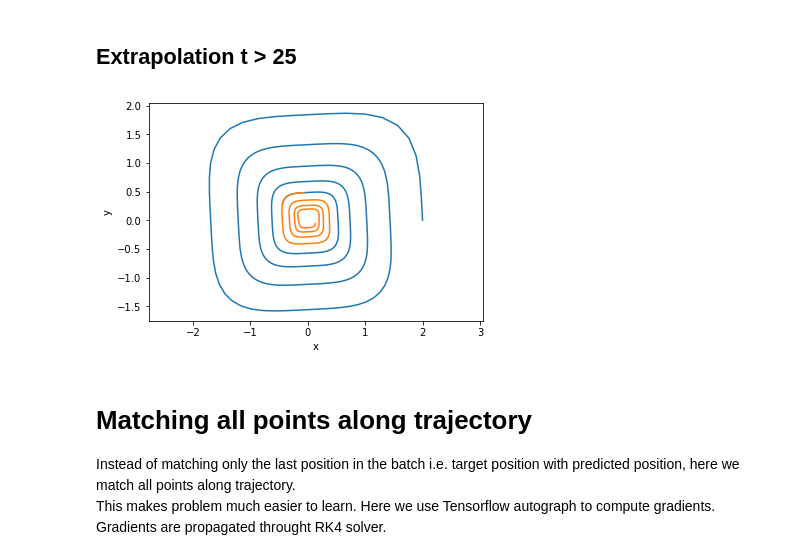
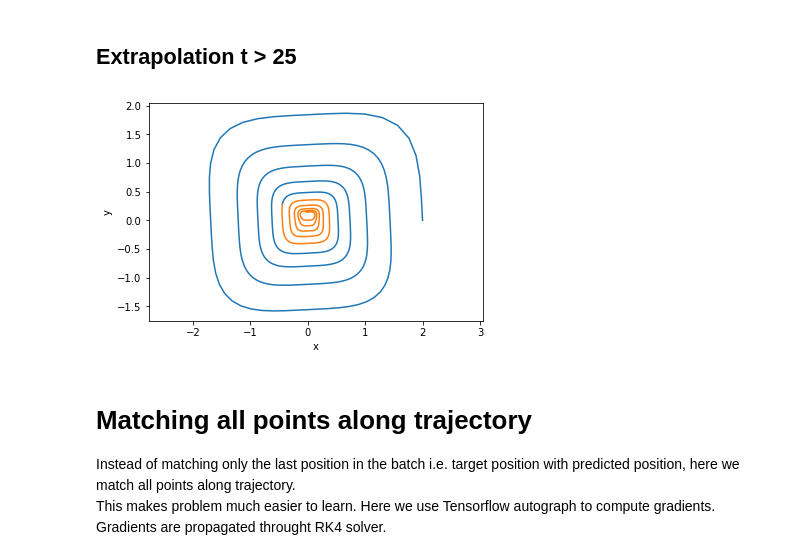
Before and after one commit to kmkolasinski/deep-learning-notes, a Jupyter notebook: seminars/Neural-ODE/1.Demo_spiral.ipynb, the cells around one changed output. Saved outputs shown, nothing was run; the diff lists cells and outputs as text; code cells hidden in the pictures.

```diff
--- a/seminars/Neural-ODE/1.Demo_spiral.ipynb
+++ b/seminars/Neural-ODE/1.Demo_spiral.ipynb
@@ -149,9 +145,10 @@ true_yN = tf.to_float([true_y[-100]])
 # %%
+true_yN = tf.to_float([true_y[-1]])
 neural_ode_extrapolation =  NeuralODE(model, t = np.linspace(0, 500.0, data_size))
 yN, states_history_model = neural_ode_extrapolation.forward(true_yN, return_states="numpy")
 plot_spiral([true_y, np.concatenate(states_history_model)])
 # %% [output]
-[figure, old version]
+[figure, new version]
 # %% [markdown]
 # Matching all points along trajectory
 
```
Also changed, not shown: parts of 11 cells of this notebook, 6 other files.
